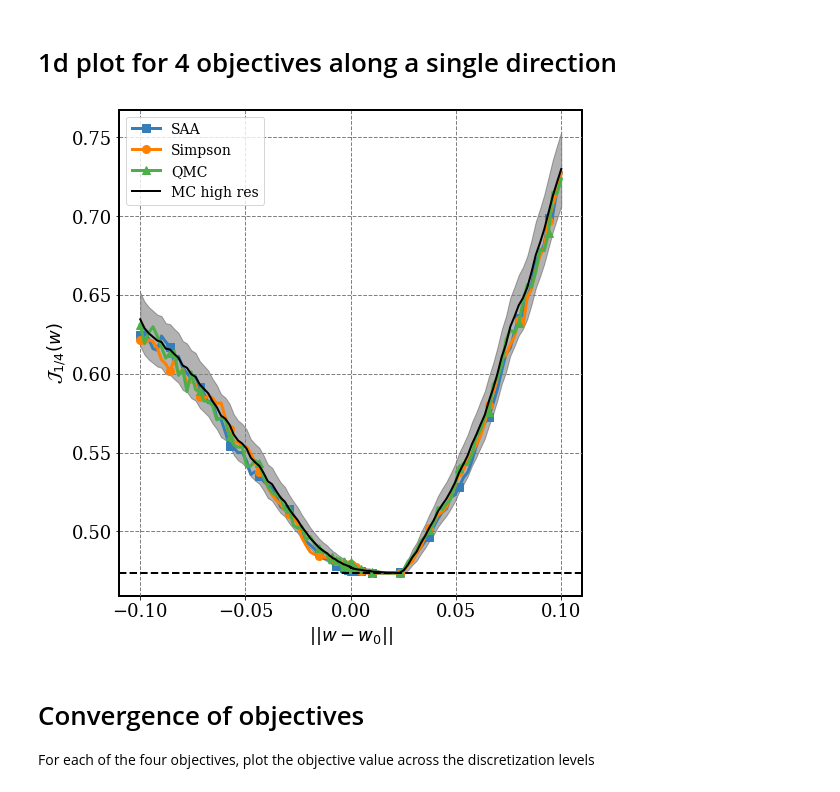
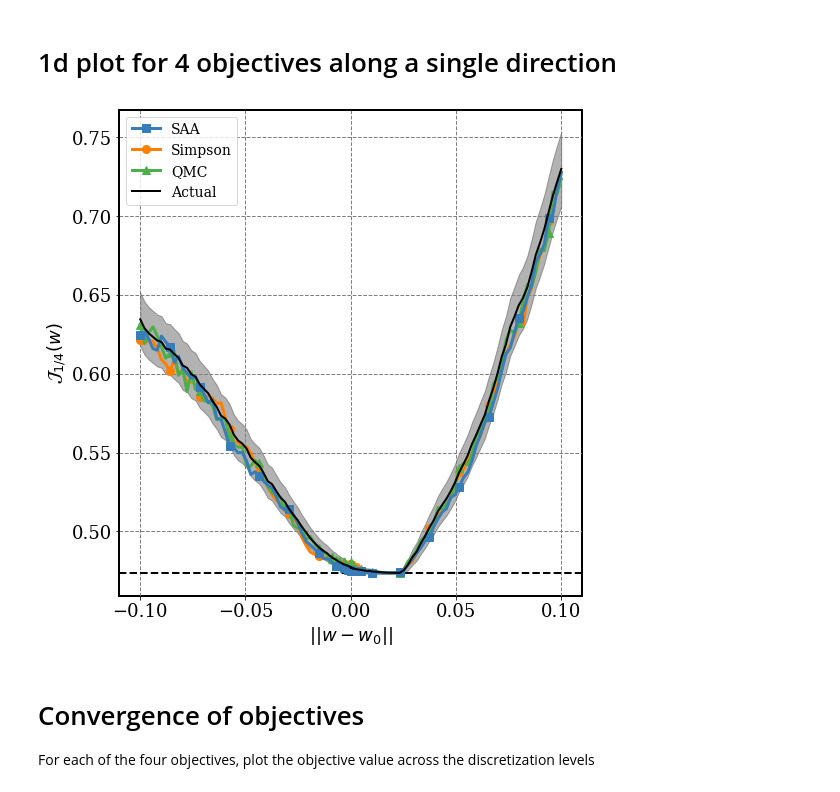
Before and after one commit to mishapadidar/alpha_particle_opt, a Jupyter notebook: experiments/1d_plots/plot_notebook.ipynb, the cells around one changed output. Cells and saved outputs as stored; diff of their text form; code cells hidden in the pictures.

```diff
--- a/experiments/1d_plots/plot_notebook.ipynb
+++ b/experiments/1d_plots/plot_notebook.ipynb
@@ -248,7 +263,12 @@ for ii,sampling_type in enumerate(sampling_type_list):
 
 
     EX = compute_objective(feat,**indata)
-    plt.plot(T,EX[idx_dir],marker=markers[ii],markersize=8,markevery=7,linewidth=3,color=colors[ii],label=label)
+#     plt.plot(T,EX[idx_dir],marker=markers[ii],markersize=8,markevery=7,linewidth=3,color=colors[ii],label=label)
+    if sampling_type == "SAA":
+        plt.plot(T,EX[idx_dir],marker=markers[ii],markersize=8,markevery=7,linewidth=3,color=colors[ii],label=label,zorder=3)
+    else:
+        plt.plot(T,EX[idx_dir],marker=markers[ii],markersize=8,markevery=7,linewidth=3,color=colors[ii],label=label)
+
     plt.grid(color='grey', linestyle='--', linewidth=1)
 
 
@@ -282,37 +302,37 @@ std_errs = 1.96*np.std(feat[idx_dir],axis=-1)/np.sqrt(n_particles)
 # confidence intervals
 plt.fill_between(T,EX[idx_dir] + std_errs,EX[idx_dir]-std_errs,alpha=0.3,color='k')
 
-plt.plot(T,EX[idx_dir],marker=markers[ii],markersize=0,markevery=8,linestyle='-',linewidth=2,color='k',label="MC high res")
+plt.plot(T,EX[idx_dir],marker=markers[ii],markersize=0,markevery=8,linestyle='-',linewidth=2,color='k',label="Actual",zorder=5)
 plt.grid(color='grey', linestyle='--', linewidth=1)
 
 
 # draw a line at the 0% loss fraction
 ax.axhline(y=energy_minimum,color='k',linestyle='--',linewidth=2)
 
 
 # title
 # plt.title("Objective approximations along 1d slice")
 
 # labels
 plt.ylabel('$\mathcal{J}_{1/4}(w)$')
 plt.xlabel('$||w-w_0||$')
 
 # ticks
 plt.xticks([-0.1,-0.05,0.0,0.05,0.1])
 
 # legend
 plt.legend(loc='upper left', fontsize=14)
 
 # darken the border
 ax.patch.set_edgecolor('black')
 ax.patch.set_linewidth(2)
 
 plt.tight_layout()
 
 filename = "1d_slice.pdf"
 plt.savefig(filename, format="pdf", bbox_inches="tight")
 # %% [output]
-[figure, old version]
+[figure, new version]
 # %% [markdown]
 # Convergence of objectives
 
```
Also changed, not shown: parts of 3 cells of this notebook.
